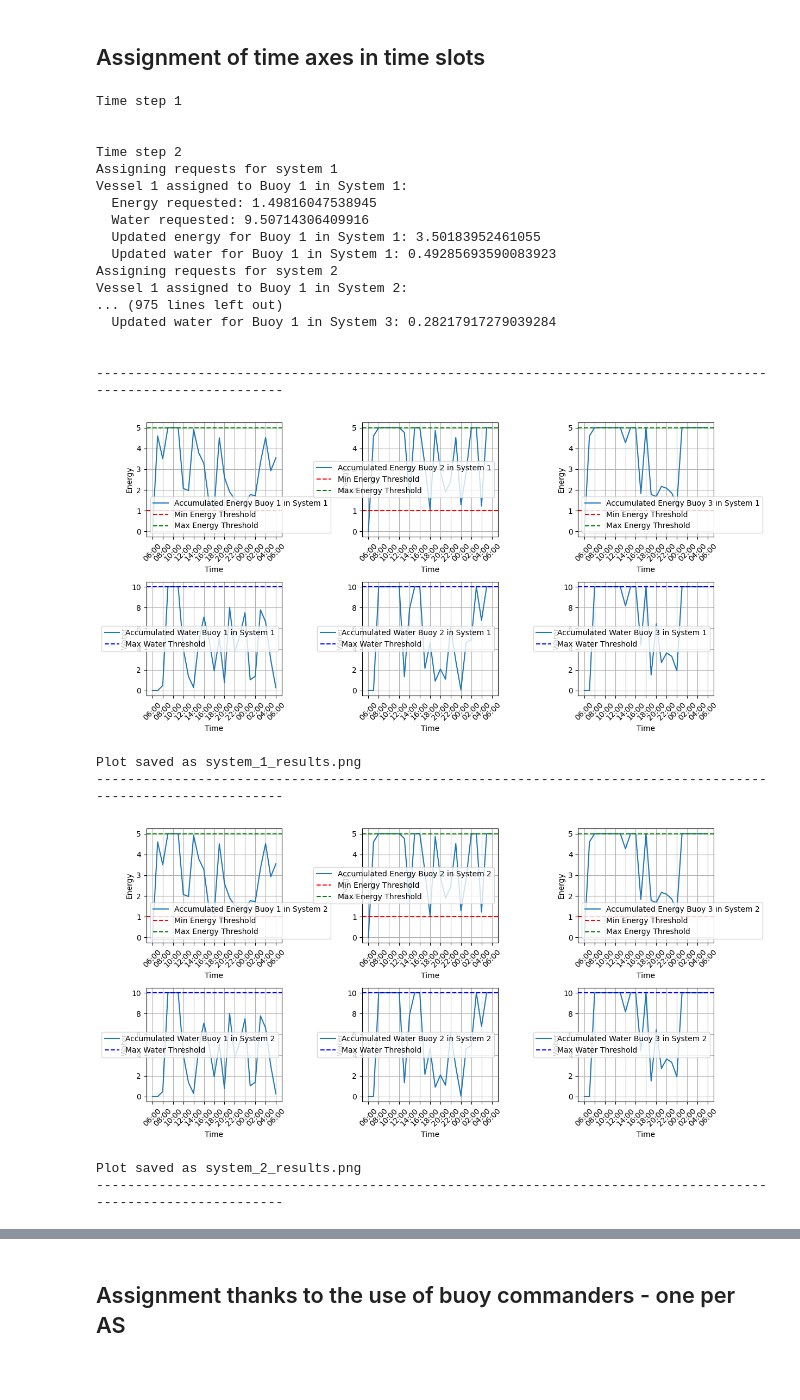
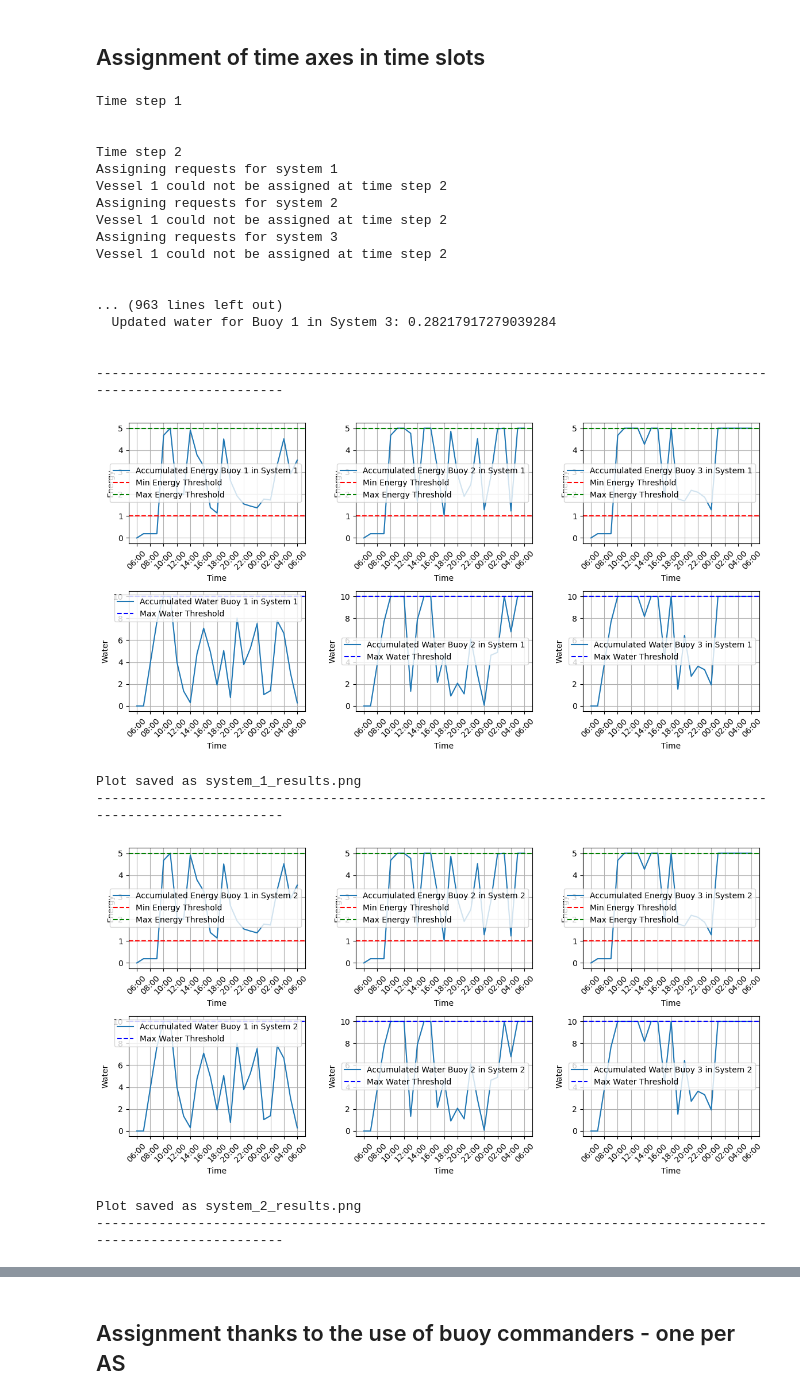
Before and after one commit to dany27041991/ACT, a Jupyter notebook: PROJECT/Buoy network project.ipynb, the cells around one changed output, grey strips where cells are left out. Saved outputs shown, nothing was run; the diff lists cells and outputs as text; code cells hidden in the pictures; blank space fills up the shorter version.

```diff
--- a/PROJECT/Buoy network project.ipynb
+++ b/PROJECT/Buoy network project.ipynb
@@ -740,7 +740,7 @@ def update_buoys(x1, x2, k, cr, kc, x2_target, max_energy, max_water):
     for i in range(n):
         if x1[i, k] / kc < (x2_target - x2[i, k]):
             # Caso 1: La batteria non ricarica completamente il serbatoio
-            x1[i, k + 1] = cr
+            x1[i, k + 1] = cr/24
             x2[i, k + 1] = x2[i, k] + (x1[i, k] / kc)
         else:
             # Caso 2: La batteria ricarica completamente il serbatoio
@@ -1108,7 +1108,7 @@ def update_buoys(x1, x2, k, cr, kc, x2_target, max_energy, max_water):
     for i in range(n):
         if x1[i, k] / kc < (x2_target - x2[i, k]):
             # Caso 1: La batteria non ricarica completamente il serbatoio
-            x1[i, k + 1] = cr
+            x1[i, k + 1] = cr/24
             x2[i, k + 1] = x2[i, k] + (x1[i, k] / kc)
         else:
             # Caso 2: La batteria ricarica completamente il serbatoio
@@ -1313,7 +1313,7 @@ def update_buoys(x1, x2, k, cr, kc, x2_target, max_energy, max_water):
     for i in range(n):
         if x1[i, k] / kc < (x2_target - x2[i, k]):
             # Caso 1: La batteria non ricarica completamente il serbatoio
-            x1[i, k + 1] = cr
+            x1[i, k + 1] = cr/24
             x2[i, k + 1] = x2[i, k] + (x1[i, k] / kc)
         else:
             # Caso 2: La batteria ricarica completamente il serbatoio
@@ -1537,7 +1537,7 @@ def update_buoys(x1, x2, k, cr, kc, x2_target, max_energy, max_water):
     for i in range(n):
         if x1[i, k] / kc < (x2_target - x2[i, k]):
             # Caso 1: La batteria non ricarica completamente il serbatoio
-            x1[i, k + 1] = cr
+            x1[i, k + 1] = cr/24
             x2[i, k + 1] = x2[i, k] + (x1[i, k] / kc)
         else:
             # Caso 2: La batteria ricarica completamente il serbatoio
@@ -1756,7 +1756,7 @@ def update_buoys(x1, x2, k, cr, kc, x2_target, max_energy, max_water):
     for i in range(n):
         if x1[i, k] / kc < (x2_target - x2[i, k]):
             # Caso 1: La batteria non ricarica completamente il serbatoio
-            x1[i, k + 1] = cr
+            x1[i, k + 1] = cr/24
             x2[i, k + 1] = x2[i, k] + (x1[i, k] / kc)
         else:
             # Caso 2: La batteria ricarica completamente il serbatoio
@@ -1872,43 +1872,43 @@ def plot_results_multiple_systems(systems, n, timesteps, min_energy, max_energy,
             plt.plot(x2[i], label=f'Accumulated Water Buoy {i+1} in System {system_index + 1}')
             plt.axhline(max_water, color='b', linestyle='--', label='Max Water Threshold')
             plt.xlabel('Time')
             plt.ylabel('Water')
             plt.xticks(ticks=range(0, timesteps + 1, 2), labels=time_labels[::2], rotation=45)
             plt.legend()
             plt.grid(True)
 
         plt.tight_layout()
         output_path = f"system_{system_index + 1}_results.png"
         plt.savefig(output_path)  # Salva il plot come file PNG
         plt.show()
         print(f"Plot saved as {output_path}")
 
 # Esegui la simulazione con più sistemi di boe
 systems = run_simulation_optimized(num_autonomous_systems, n, timesteps, cr, kc, x2_target, max_energy, min_energy, max_water, max_vessels)
 
 # Visualizza e salva i risultati
 plot_results_multiple_systems(systems, n, timesteps, min_energy, max_energy, max_water)
 # %% [output]
 Time step 1
 
 
 Time step 2
 Assigning requests for system 1
-Vessel 1 assigned to Buoy 1 in System 1:
-  Energy requested: 1.49816047538945
-  Water requested: 9.50714306409916
-  Updated energy for Buoy 1 in System 1: 3.50183952461055
-  Updated water for Buoy 1 in System 1: 0.49285693590083923
+Vessel 1 could not be assigned at time step 2
 Assigning requests for system 2
-Vessel 1 assigned to Buoy 1 in System 2:
-... (975 lines left out)
+Vessel 1 could not be assigned at time step 2
+Assigning requests for system 3
+Vessel 1 could not be assigned at time step 2
+
+
+... (963 lines left out)
   Updated water for Buoy 1 in System 3: 0.28217917279039284
 
 
 --------------------------------------------------------------------------------------------------------------
-[figure, old version]
+[figure, new version]
 Plot saved as system_1_results.png
 --------------------------------------------------------------------------------------------------------------
-[figure, old version]
+[figure, new version]
 Plot saved as system_2_results.png
 --------------------------------------------------------------------------------------------------------------
```
Also changed, not shown: parts of 9 cells of this notebook, 5 other files.
